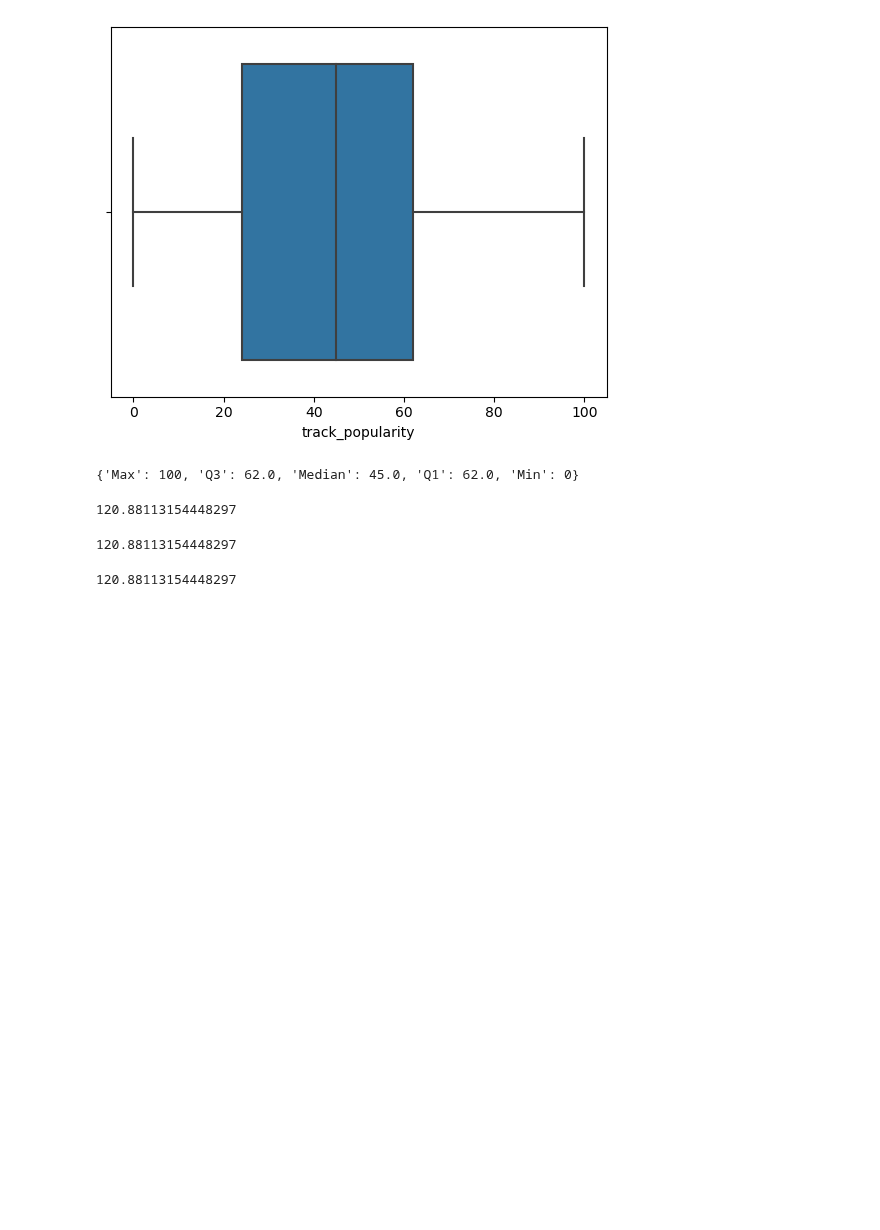
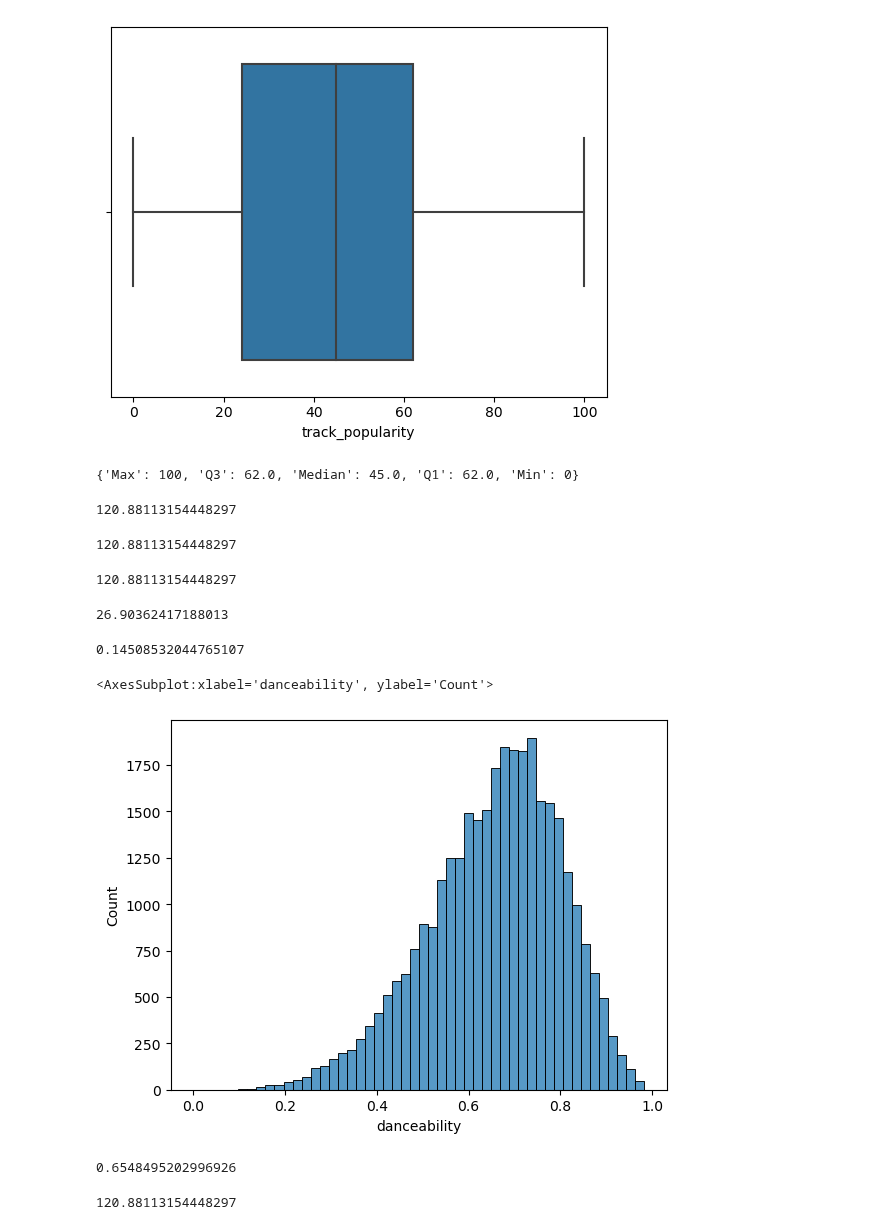
Before and after one commit to IsaacG-L/AI, a Jupyter notebook: Semester 1/Spotify/Spotify_Songs.ipynb, the cells around one changed output. Saved outputs shown, nothing was run; the diff lists cells and outputs as text; code cells hidden in the pictures; blank space fills up the shorter version.

Commit message:
Did some deviation

```diff
--- a/Semester 1/Spotify/Spotify_Songs.ipynb
+++ b/Semester 1/Spotify/Spotify_Songs.ipynb
@@ -63,3 +63,7 @@ def calcmean(dataframe, column_name):
 calcmean(df, "tempo")
 # %% [output]
 120.88113154448297
+# %%
+df["tempo"].std()
+# %% [output]
+26.90362417188013
@@ -65,0 +79,16 @@ calcmean(df, "tempo")
+# %%
+def standard_deviation(column):
+    std = df[column].std()
+    return std
+standard_deviation("danceability")
+# %% [output]
+0.14508532044765107
+# %%
+sns.histplot(data=df, x="danceability", bins=50)
+# %% [output]
+<AxesSubplot:xlabel='danceability', ylabel='Count'>
+[figure, added]
+# %%
+df["danceability"].mean()
+# %% [output]
+0.6548495202996926
@@ -65,0 +102,4 @@ calcmean(df, "tempo")
+# %%
+avg(df["tempo"])
+# %% [output]
+120.88113154448297
```
Also changed, not shown: parts of 4 cells of this notebook, 1 other file.
